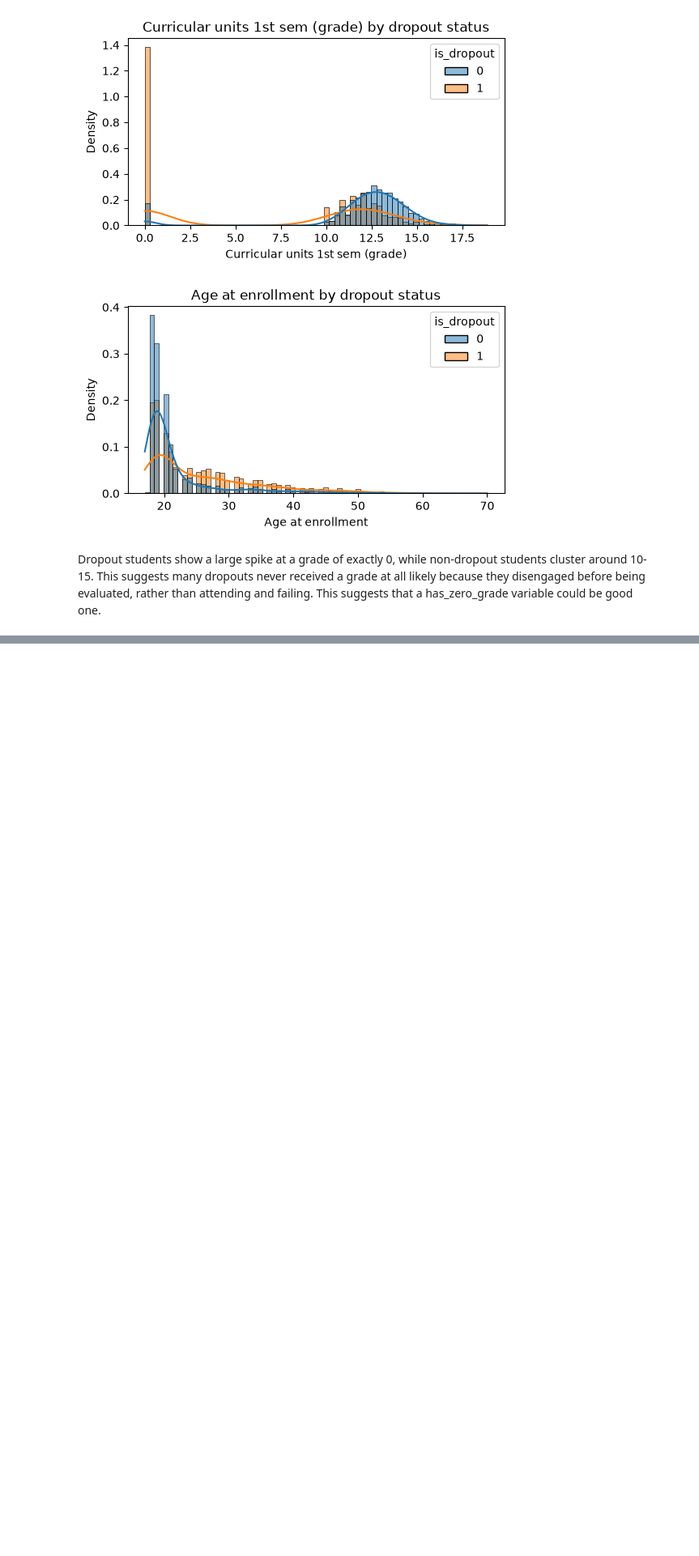
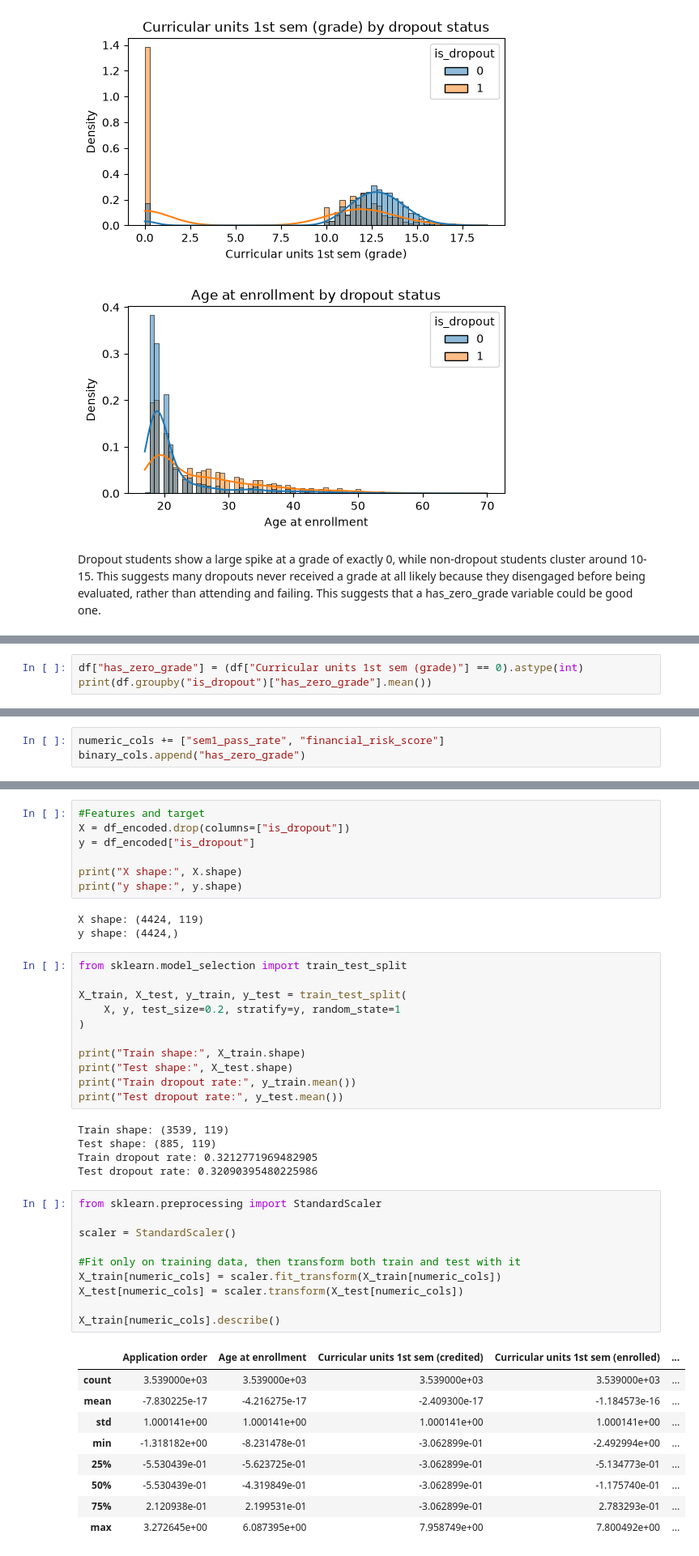
Before and after one commit to CarlotaNavarroC/daiist-assignment-1, a Jupyter notebook: train.ipynb, the cells around one changed output, grey strips where cells are left out. Shown at 81% size. Drawn from its saved outputs; the diff is of its cells as text; blank space fills up the shorter version.

```diff
--- a/train.ipynb
+++ b/train.ipynb
@@ -272,0 +281,3 @@ and skew slightly older. Confirms age as a real, if moderate, predictor.
+# %%
+df["has_zero_grade"] = (df["Curricular units 1st sem (grade)"] == 0).astype(int)
+print(df.groupby("is_dropout")["has_zero_grade"].mean())
@@ -272,0 +291,3 @@ and skew slightly older. Confirms age as a real, if moderate, predictor.
+# %%
+numeric_cols += ["sem1_pass_rate", "financial_risk_score"]
+binary_cols.append("has_zero_grade")
@@ -272,0 +302,46 @@ and skew slightly older. Confirms age as a real, if moderate, predictor.
+# %%
+#Features and target
+X = df_encoded.drop(columns=["is_dropout"])
+y = df_encoded["is_dropout"]
+
+print("X shape:", X.shape)
+print("y shape:", y.shape)
+# %% [output]
+X shape: (4424, 119)
+y shape: (4424,)
+# %%
+from sklearn.model_selection import train_test_split
+
+X_train, X_test, y_train, y_test = train_test_split(
+    X, y, test_size=0.2, stratify=y, random_state=1
+)
+
+print("Train shape:", X_train.shape)
+print("Test shape:", X_test.shape)
+print("Train dropout rate:", y_train.mean())
+print("Test dropout rate:", y_test.mean())
+# %% [output]
+Train shape: (3539, 119)
+Test shape: (885, 119)
+Train dropout rate: 0.3212771969482905
+Test dropout rate: 0.32090395480225986
+# %%
+from sklearn.preprocessing import StandardScaler
+
+scaler = StandardScaler()
+
+#Fit only on training data, then transform both train and test with it
+X_train[numeric_cols] = scaler.fit_transform(X_train[numeric_cols])
+X_test[numeric_cols] = scaler.transform(X_test[numeric_cols])
+
+X_train[numeric_cols].describe()
+# %% [output]
+|  | Application order | Age at enrollment | Curricular units 1st sem (credited) | Curricular units 1st sem (enrolled) | ... |
+| count | 3.539000e+03 | 3.539000e+03 | 3.539000e+03 | 3.539000e+03 | ... |
+| mean | -7.830225e-17 | -4.216275e-17 | -2.409300e-17 | -1.184573e-16 | ... |
+| std | 1.000141e+00 | 1.000141e+00 | 1.000141e+00 | 1.000141e+00 | ... |
+| min | -1.318182e+00 | -8.231478e-01 | -3.062899e-01 | -2.492994e+00 | ... |
+| 25% | -5.530439e-01 | -5.623725e-01 | -3.062899e-01 | -5.134773e-01 | ... |
+| 50% | -5.530439e-01 | -4.319849e-01 | -3.062899e-01 | -1.175740e-01 | ... |
+| 75% | 2.120938e-01 | 2.199531e-01 | -3.062899e-01 | 2.783293e-01 | ... |
+| max | 3.272645e+00 | 6.087395e+00 | 7.958749e+00 | 7.800492e+00 | ... |
```
Also changed, not shown: parts of 23 cells of this notebook, 9 other files.
